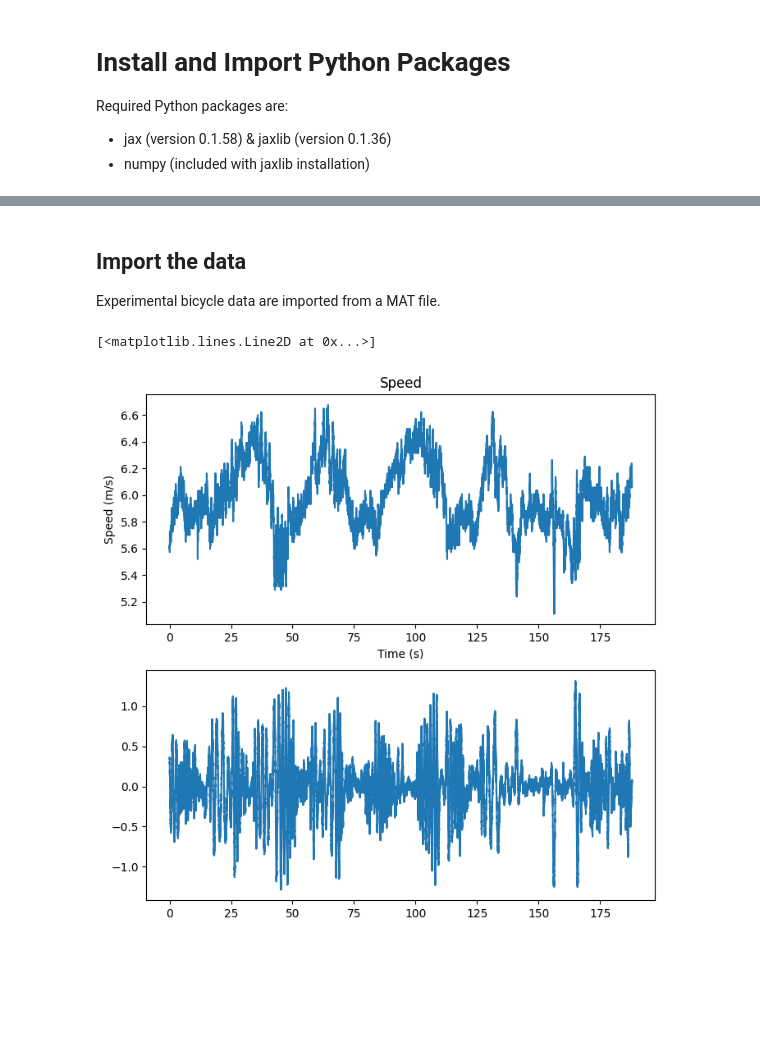
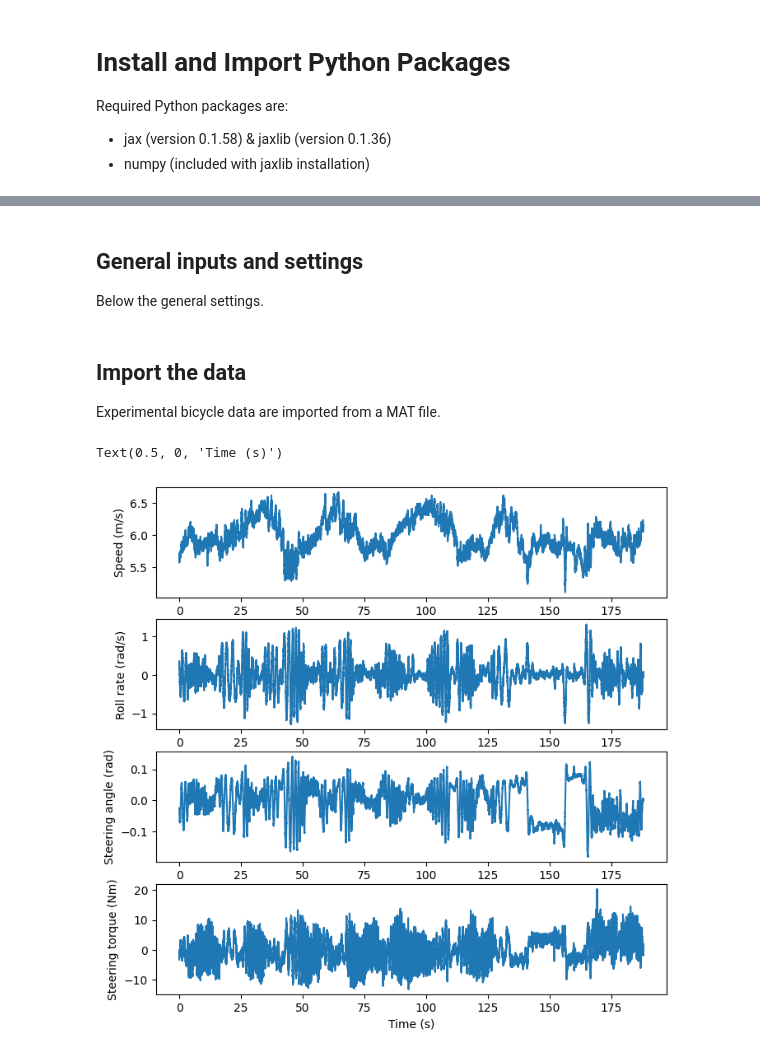
Before and after one commit to stefphd/bicycle-lnn, a Jupyter notebook: main.ipynb, the cells around one changed output, grey strips where cells are left out. Cells and saved outputs as stored; diff of their text form; code cells hidden in the pictures; blank space fills up the shorter version.

```diff
--- a/main.ipynb
+++ b/main.ipynb
@@ -54,6 +54,10 @@ import scipy.io as scio# to import mat files
 # visualization
 import matplotlib.pyplot as plt
 from functools import partial # reduces args to function by making some subset implicit
+# %% [markdown]
+## General inputs and settings
+
+Below the general settings.
 # %% [markdown]
 ## Import the data
 
@@ -61,23 +65,38 @@ Experimental bicycle data are imported from a MAT file.
 # %%
 filename = "data/2022-09-14_FrequencyBand_20kph-test1.mat"
 !mkdir -p data
 !wget -O {filename} https://github.com/stefphd/bicycle-lnn/raw/main/{filename}
 clear_output()
 datamat = scio.loadmat(filename)
 
-# some plots just to see the data
+# get essential data
 time = datamat["time"]; time = time - time[0]
 speed = datamat["speed"]
 gyrox = datamat["gyro_x"]
+steerangle = datamat["steer_angle"]
+steertorque = datamat["steer_torque"]
+
+# some plots just to see the data
 
 plt.figure(figsize=[8,8])
 
-plt.subplot(2,1,1) # speed
-plt.title("Speed"); plt.xlabel("Time (s)"); plt.ylabel("Speed (m/s)")
+plt.subplot(4,1,1) # speed
 plt.plot(time,speed)
+plt.ylabel("Speed (m/s)")
 
-plt.subplot(2,1,2) # roll rate
+plt.subplot(4,1,2) # roll rate
 plt.plot(time, gyrox)
+plt.ylabel("Roll rate (rad/s)")
+
+plt.subplot(4,1,3) # steering angle
+plt.plot(time, steerangle)
+plt.ylabel("Steering angle (rad)")
+
+plt.subplot(4,1,4) # steering torque
+plt.plot(time, steertorque)
+plt.ylabel("Steering torque (Nm)")
+
+plt.xlabel("Time (s)")
 # %% [output]
-[<matplotlib.lines.Line2D at 0x...>]
+Text(0.5, 0, 'Time (s)')
-[figure, old version]
+[figure, new version]
```
Also changed, not shown: parts of 1 cell of this notebook.
